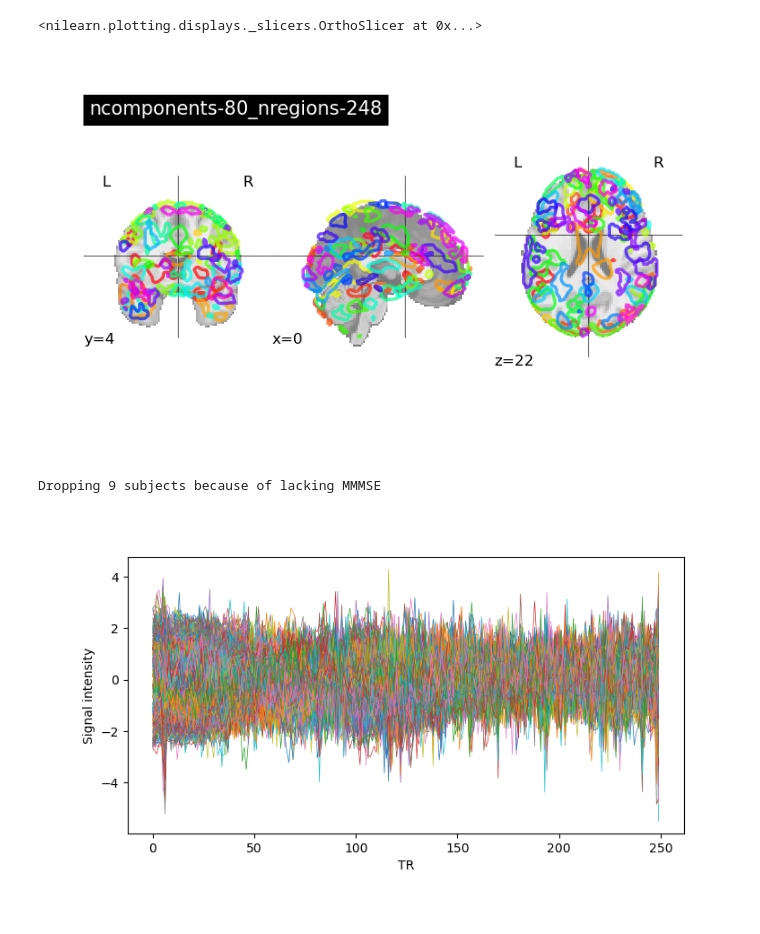
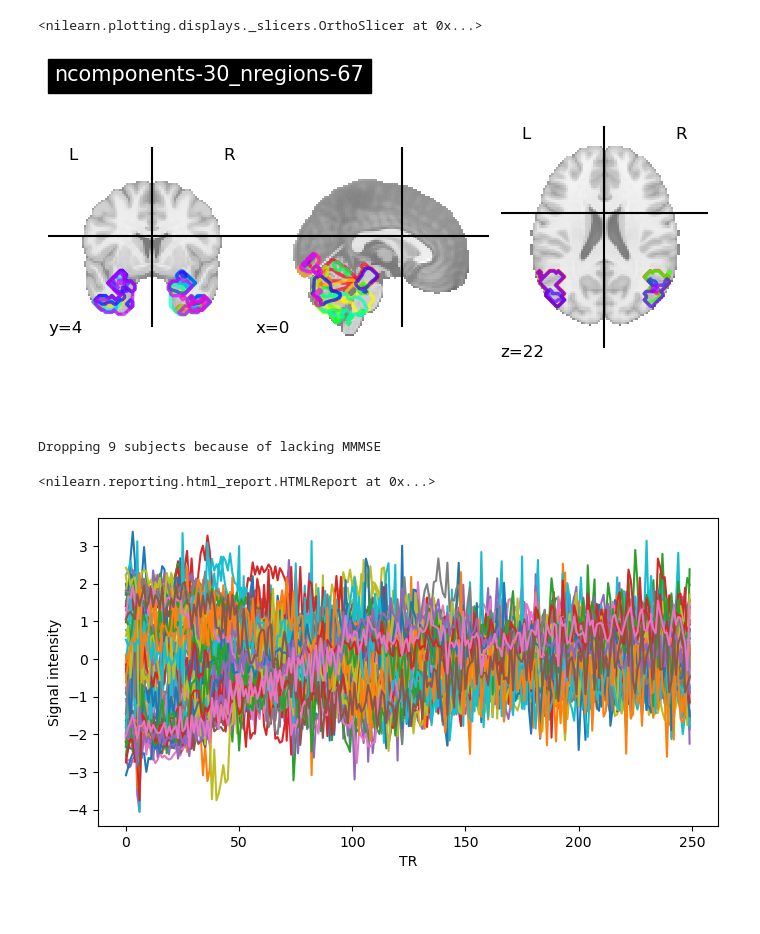
Before and after one commit to jonathan-legrand/cogpred, a Jupyter notebook: load_parcellations.ipynb, the cells around one changed output. Cells and saved outputs as stored; diff of their text form; code cells hidden in the pictures; blank space fills up the shorter version.

```diff
--- a/load_parcellations.ipynb
+++ b/load_parcellations.ipynb
@@ -8,12 +10,13 @@ config = get_config()
 # %%
 from neuroginius.atlas import Atlas, atlas_mapping
 
-i_path = Path(config["parcellations"]) / "ncomponents-80_nregions-248"
+i_path = Path(config["parcellations"]) / "ncomponents-30_nregions-67"
 atlas = Atlas.from_path(i_path)
 atlas.plot()
+plt.show()
 # %% [output]
 <nilearn.plotting.displays._slicers.OrthoSlicer at 0x...>
-[figure, old version]
+[figure, new version]
 # %%
 from cogpred.loading import make_training_data
 
@@ -27,15 +30,18 @@ Dropping 9 subjects because of lacking MMMSE
 # %%
 masker = atlas.fit_masker()
 masked = masker.transform_single_imgs(func_filename)
+# %%
+masker.generate_report()
+# %% [output]
+<nilearn.reporting.html_report.HTMLReport at 0x...>
 # %%
 from scipy.stats import zscore
 from cogpred.plotting import plot_ts
-import matplotlib.pyplot as plt
 masked = zscore(masked)
 plot_ts(masked)
 plt.show()
 # %% [output]
-[figure, old version]
+[figure, new version]
 # %%
 from neuroginius.plotting import plot_matrix
 plot_matrix(masked.T @ masked, atlas)
```
Also changed, not shown: parts of 2 cells of this notebook, 1 other file.
